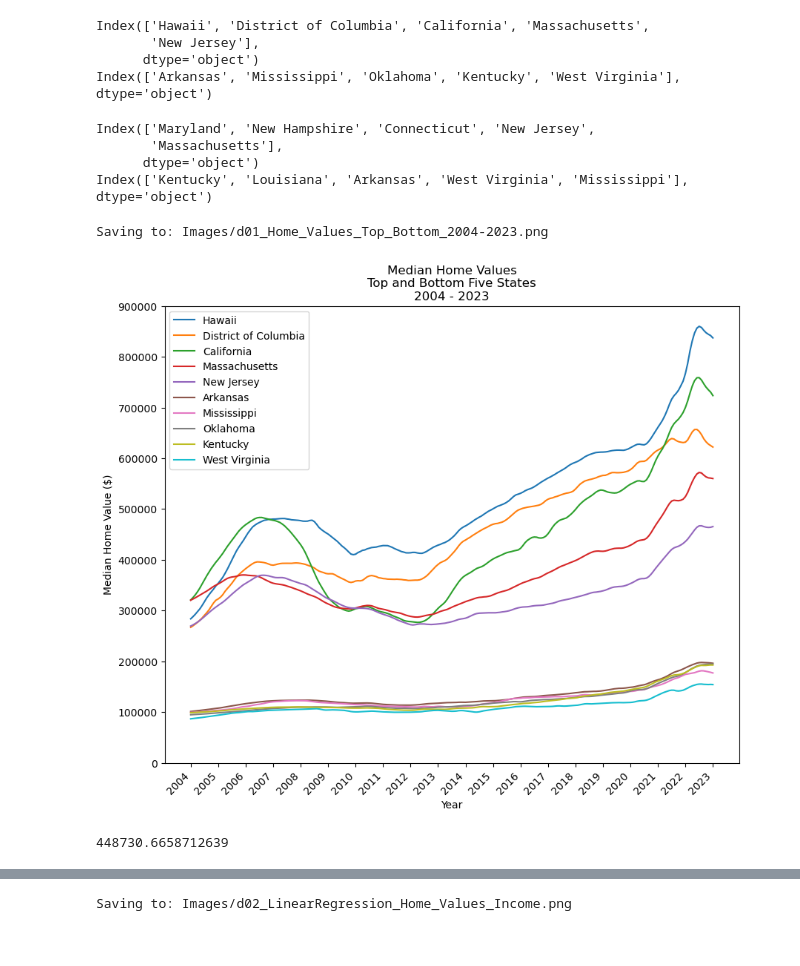
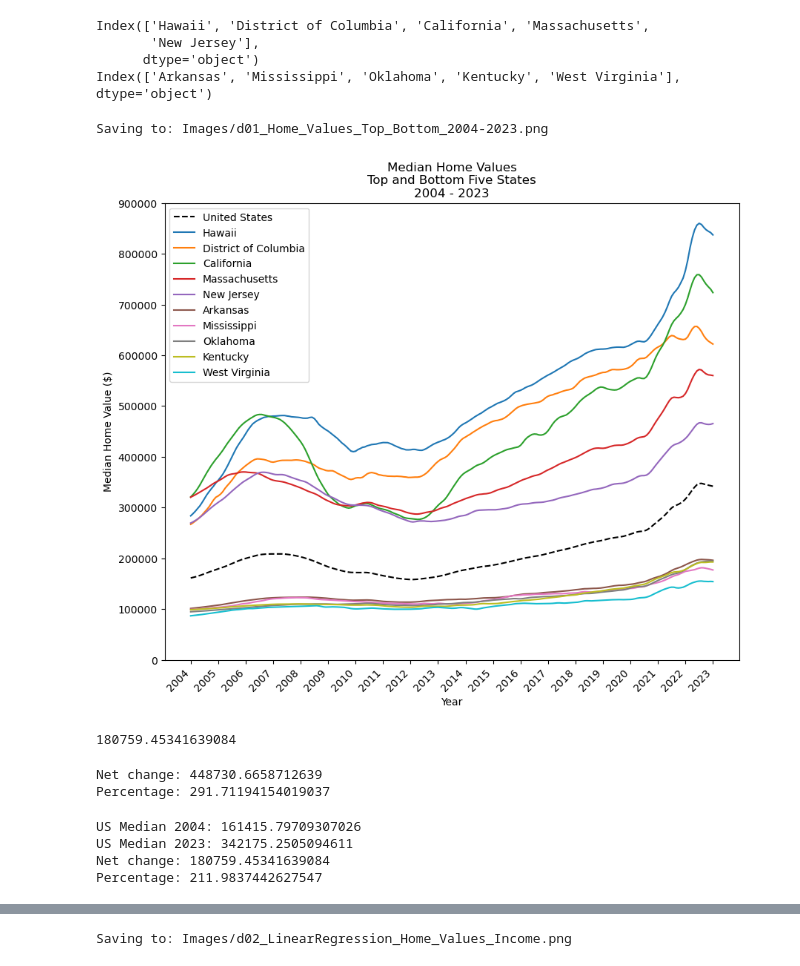
Before and after one commit to d-burke-data/Project_01, a Jupyter notebook: Work_David/Home_Value_vs_Median_Income.ipynb, the cells around one changed output, grey strips where cells are left out. Drawn from its saved outputs; the diff is of its cells as text; code cells hidden in the pictures.

```diff
--- a/Work_David/Home_Value_vs_Median_Income.ipynb
+++ b/Work_David/Home_Value_vs_Median_Income.ipynb
@@ -155,22 +155,17 @@ Index(['Hawaii', 'District of Columbia', 'California', 'Massachusetts',
 Index(['Arkansas', 'Mississippi', 'Oklahoma', 'Kentucky', 'West Virginia'], dtype='object')
 # %%
 # Calculate the means of median income over the time range
-median_income_means_df = median_income_df.iloc[:,start_column:end_column].mean()
+#median_income_means_df = median_income_df.iloc[:,start_column:end_column].mean()
 
 # Get the top and bottom 5
-median_income_means_top_5_df = median_income_means_df.sort_values(ascending=False)[0:5]
-median_income_means_top_5_list = median_income_means_top_5_df.index
-print(median_income_means_top_5_list)
+#median_income_means_top_5_df = median_income_means_df.sort_values(ascending=False)[0:5]
+#median_income_means_top_5_list = median_income_means_top_5_df.index
+#print(median_income_means_top_5_list)
 
-median_income_means_bottom_5_df = median_income_means_df.sort_values(ascending=True)[0:5]
-median_income_means_bottom_5_df = median_income_means_bottom_5_df.sort_values(ascending=False)
-median_income_means_bottom_5_list = median_income_means_bottom_5_df.index
-print(median_income_means_bottom_5_list)
+#median_income_means_bottom_5_df = median_income_means_df.sort_values(ascending=True)[0:5]
+#median_income_means_bottom_5_df = median_income_means_bottom_5_df.sort_values(ascending=False)
+#median_income_means_bottom_5_list = median_income_means_bottom_5_df.index
+#print(median_income_means_bottom_5_list)
-# %% [output]
-Index(['Maryland', 'New Hampshire', 'Connecticut', 'New Jersey',
-       'Massachusetts'],
-      dtype='object')
-Index(['Kentucky', 'Louisiana', 'Arkansas', 'West Virginia', 'Mississippi'], dtype='object')
 # %%
 # Get the top and bottom 5 states in median home values, as of the end time period
 #last_hv_data_point_df = home_value_df.iloc[-1,start_column:end_column]
@@ -184,23 +179,35 @@ Index(['Kentucky', 'Louisiana', 'Arkansas', 'West Virginia', 'Mississippi'], dty
 # %%
 graph_list_hv = median_home_value_means_top_5_list.append(median_home_value_means_bottom_5_list)
 
 plt.figure(figsize=(10,8))
-plt.plot(home_value_df.loc[:,graph_list_hv])
+plt.plot(home_value_df.loc[:,"United States"], 'k--', label="United States")
+plt.plot(home_value_df.loc[:,graph_list_hv], label=graph_list_hv)
 fig_xticks = range(0, len(home_value_df), 12)
 fig_labels = home_value_df['Year'][::12]
 plt.xticks(fig_xticks, labels=fig_labels, rotation=45, horizontalalignment='right')
-plt.legend(graph_list_hv)
+#plt.legend(graph_list_hv)
+plt.legend()
 plt.title(f"Median Home Values\nTop and Bottom Five States\n{fig_labels.iloc[0]} - {fig_labels.iloc[-1]}")
 plt.xlabel("Year")
 plt.ylabel("Median Home Value ($)")
 plt.ylim(0, 900000)
 
 figure_count = save_figure(figure_count, "Images","Home_Values_Top_Bottom_2004-2023.png")
 plt.show();
 # %% [output]
 Saving to: Images/d01_Home_Values_Top_Bottom_2004-2023.png
-[figure, old version]
+[figure, new version]
+# %%
+# Calculate the net change in overall median home value
+
+home_value_us_2004 = home_value_df.iloc[0:1,2].max()
+home_value_us_2023 = home_value_df.iloc[-1:,2].max()
+print(home_value_us_2023 - home_value_us_2004)
+# %% [output]
+180759.45341639084
 # %%
+# Calculate the differences between the highest and lowest home values, and the net change from 2004 to 2023
+
 min_2004 = home_value_df.iloc[0:1,start_column:end_column].min().min()
 max_2004 = home_value_df.iloc[0:1,start_column:end_column].max().max()
 
@@ -212,9 +219,33 @@ difference_2004 = max_2004 - min_2004
 difference_2023 = max_2023 - min_2023
 
 net_change = difference_2023 - difference_2004
-print(net_change)
+print(f"Net change: {net_change}")
+
+pct_change = difference_2023 / difference_2004
+print(f"Percentage: {pct_change * 100}")
 # %% [output]
-448730.6658712639
+Net change: 448730.6658712639
+Percentage: 291.71194154019037
+# %%
+# Calculate the percent change in overall US median home value
+
+us_median_hv_2004 = home_value_df.iloc[0:1,2].max()
+us_median_hv_2023 = home_value_df.iloc[-1:,2].max()
+
+difference_us = us_median_hv_2023 - us_median_hv_2004
+
+pct_change_us = us_median_hv_2023 / us_median_hv_2004
+
+print(f"US Median 2004: {us_median_hv_2004}")
+print(f"US Median 2023: {us_median_hv_2023}")
+
+print(f"Net change: {difference_us}")
+print(f"Percentage: {pct_change_us * 100}")
+# %% [output]
+US Median 2004: 161415.79709307026
+US Median 2023: 342175.2505094611
+Net change: 180759.45341639084
+Percentage: 211.9837442627547
 # %%
 # Get the top and bottom 5 states in median income, as of the end time period
 #last_inc_data_point_df = median_income_df.iloc[-1,start_column:end_column]
```
Also changed, not shown: parts of 5 cells of this notebook, 5 other files.
